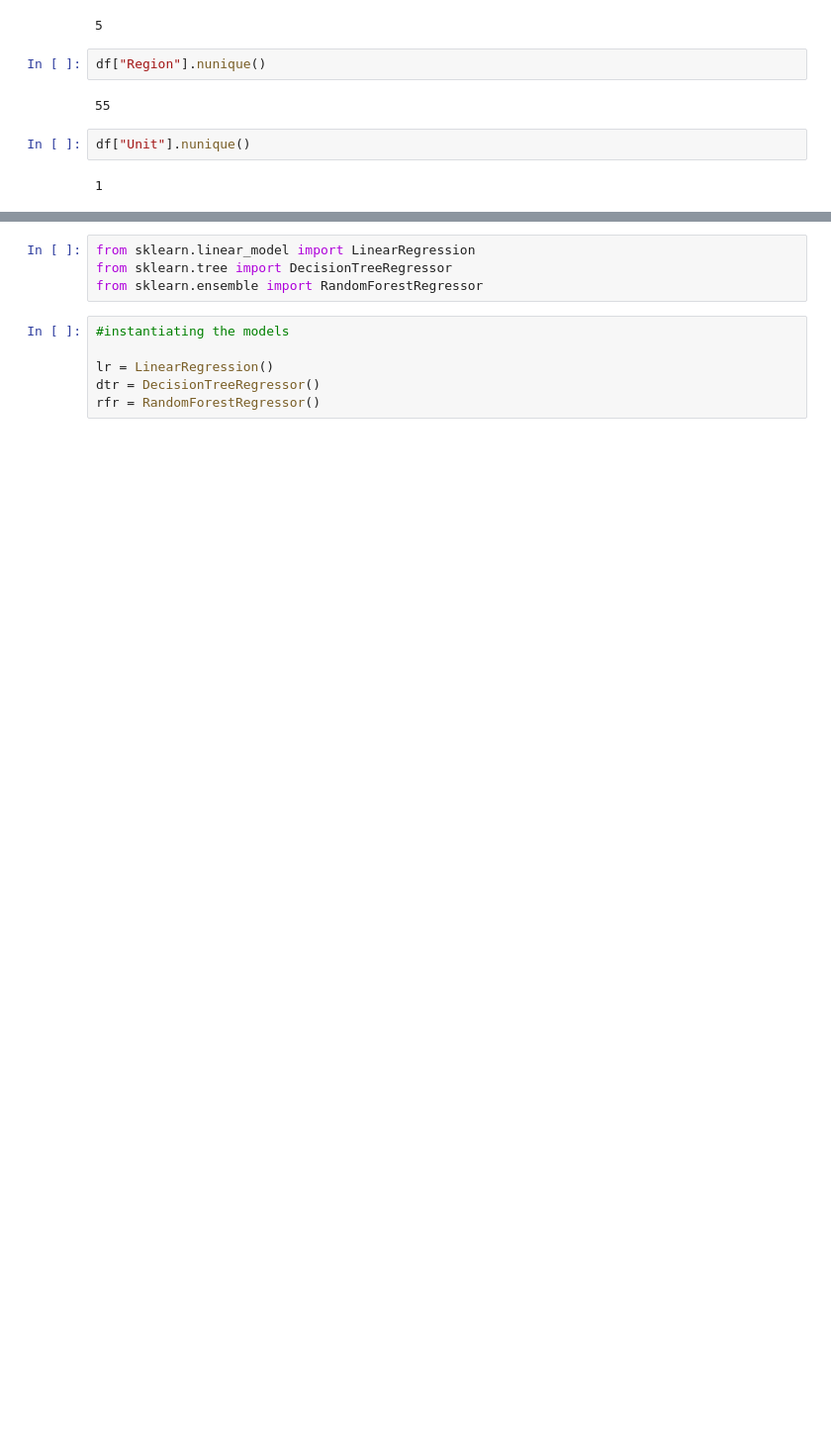
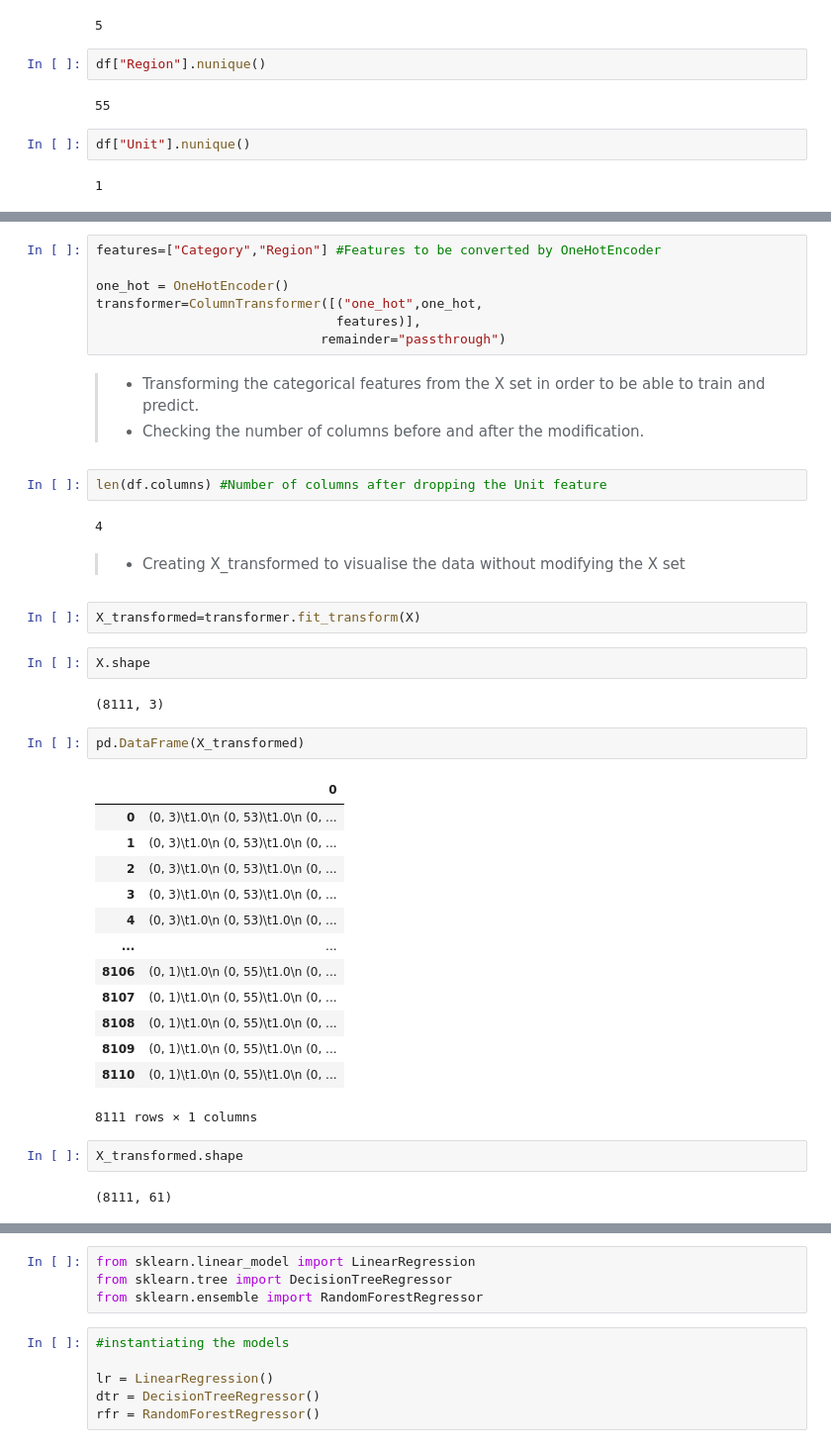
Before and after one commit to CacioA/Romanian-Forests-Price-and-Size---1990-2019---Machine-Learning-, a Jupyter notebook: Regression - Romanian forests 1990-2019 - ML Coursework.ipynb, the cells around one changed output, grey strips where cells are left out. Shown at 99% size. Cells and saved outputs as stored; diff of their text form; blank space fills up the shorter version.

```diff
--- a/Regression - Romanian forests 1990-2019 - ML Coursework.ipynb
+++ b/Regression - Romanian forests 1990-2019 - ML Coursework.ipynb
@@ -78,0 +103,42 @@ len(df.columns)
+# %%
+features=["Category","Region"] #Features to be converted by OneHotEncoder
+
+one_hot = OneHotEncoder()
+transformer=ColumnTransformer([("one_hot",one_hot,
+                               features)],
+                             remainder="passthrough")
+# %% [markdown]
+> - Transforming the categorical features from the X set in order to be able to train and predict.
+> - Checking the number of columns before and after the modification.
+# %%
+len(df.columns) #Number of columns after dropping the Unit feature
+# %% [output]
+4
+# %% [markdown]
+> - Creating X_transformed to visualise the data without modifying the X set
+# %%
+X_transformed=transformer.fit_transform(X)
+# %%
+X.shape
+# %% [output]
+(8111, 3)
+# %%
+pd.DataFrame(X_transformed)
+# %% [output]
+|  | 0 |
+| 0 | (0, 3)\t1.0\n (0, 53)\t1.0\n (0, ... |
+| 1 | (0, 3)\t1.0\n (0, 53)\t1.0\n (0, ... |
+| 2 | (0, 3)\t1.0\n (0, 53)\t1.0\n (0, ... |
+| 3 | (0, 3)\t1.0\n (0, 53)\t1.0\n (0, ... |
+| 4 | (0, 3)\t1.0\n (0, 53)\t1.0\n (0, ... |
+| ... | ... |
+| 8106 | (0, 1)\t1.0\n (0, 55)\t1.0\n (0, ... |
+| 8107 | (0, 1)\t1.0\n (0, 55)\t1.0\n (0, ... |
+| 8108 | (0, 1)\t1.0\n (0, 55)\t1.0\n (0, ... |
+| 8109 | (0, 1)\t1.0\n (0, 55)\t1.0\n (0, ... |
+| 8110 | (0, 1)\t1.0\n (0, 55)\t1.0\n (0, ... |
+8111 rows × 1 columns
+# %%
+X_transformed.shape
+# %% [output]
+(8111, 61)
```
Also changed, not shown: parts of 45 cells of this notebook.
